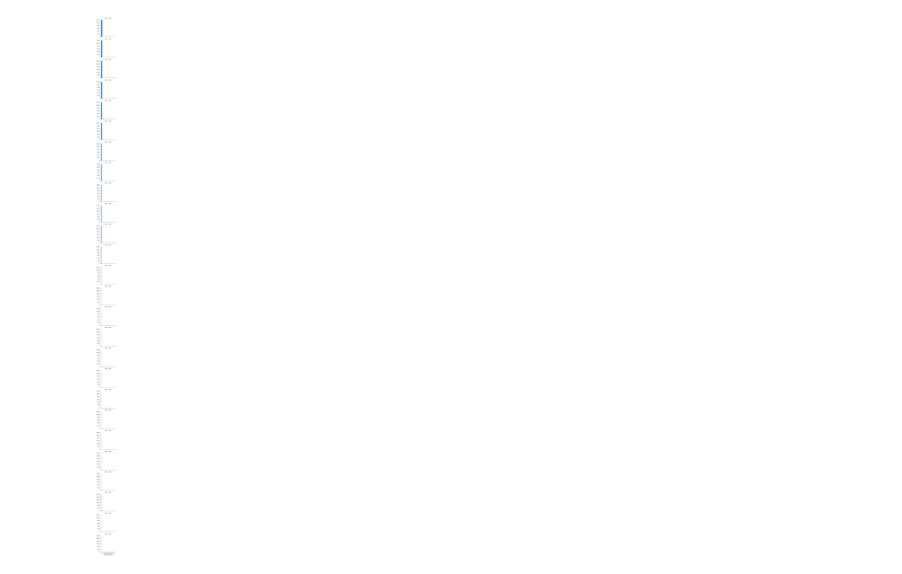
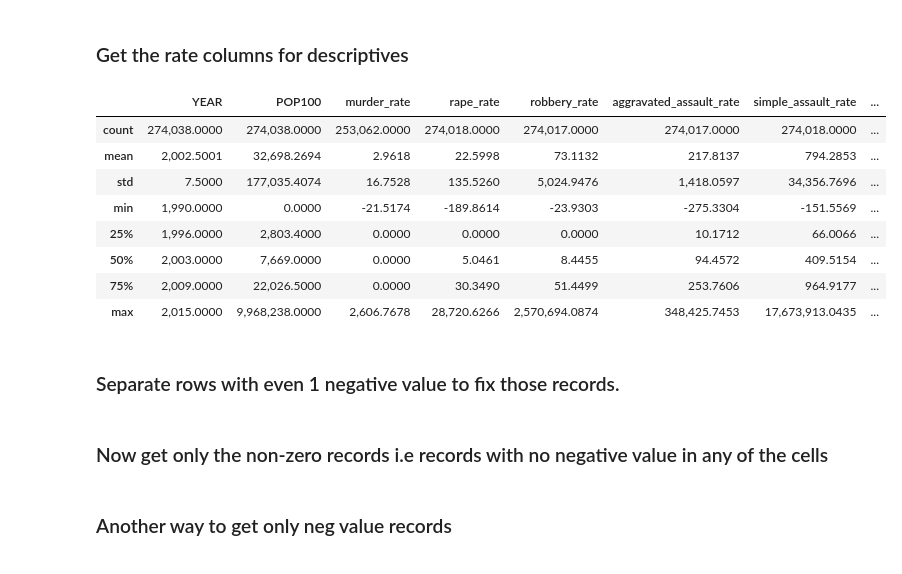
Before and after one commit to salma-shaik/us-crime-analytics, a Jupyter notebook: analysis/initial_core_file_analyzer.ipynb, the cells around one changed output. Cells and saved outputs as stored; diff of their text form; code cells hidden in the pictures.

Commit message:
separating negative and positive records

```diff
--- a/analysis/initial_core_file_analyzer.ipynb
+++ b/analysis/initial_core_file_analyzer.ipynb
@@ -75,17 +44,0 @@ __Boxplots of core variables__
-# %%
-# # sns.boxplot(initial_core_counts['total_main_crime'])
-# # plt.show()
-
-# # sns.FacetGrid(initial_core_counts, row='YEAR')
-
-# sns.boxplot(x = initial_core_counts["total_main_crime"], y = initial_core_counts["YEAR"])
-
-g = sns.FacetGrid(initial_core_counts, row = "YEAR")
-g = g.map(plt.hist, "total_main_crime")
-plt.show()
-
-
-#initial_core_counts['total_main_crime'].hist(by=initial_core_counts['YEAR'])
-#plt.show()
-# %% [output]
-[figure, removed]
@@ -95,0 +45,27 @@ plt.show()
+# %% [markdown]
+### Get the rate columns for descriptives
+# %%
+initial_core_rates = initial_core_df.loc[:, ['ORI', 'AGENCY','YEAR', 'POP100', 'murder_rate', 'rape_rate', 'robbery_rate',
+                                             'aggravated_assault_rate', 'simple_assault_rate', 'burglary_rate',
+                                             'larceny_rate', 'auto_theft_rate', 'total_crime_rate', 'violent_crime_rate',
+                                             'property_crime_rate', 'violent_arrests_rates','property_arrests_rates',
+                                             'total_main_arrests_rates', 'drug_arrests_black_rate',
+                                             'drug_arrests_white_rate', 'disorder_arrests_tot_index_rate',
+                                             'disorder_arrests_black_index_rate', 'disorder_arrests_white_index_rate',
+                                             'total_officers_rate','prison_occupancy_count', 'jail_occupancy_count',
+                                             'pci_total_pop', 'pci_white', 'pci_black','emp_total','emp_total_white',
+                                             'emp_total_black']]
+# 'drug_total_arrests_rate',
+initial_core_rates.describe()
+# %% [output]
+|  | YEAR | POP100 | murder_rate | rape_rate | robbery_rate | aggravated_assault_rate | simple_assault_rate | ... |
+| count | 274,038.0000 | 274,038.0000 | 253,062.0000 | 274,018.0000 | 274,017.0000 | 274,017.0000 | 274,018.0000 | ... |
+| mean | 2,002.5001 | 32,698.2694 | 2.9618 | 22.5998 | 73.1132 | 217.8137 | 794.2853 | ... |
+| std | 7.5000 | 177,035.4074 | 16.7528 | 135.5260 | 5,024.9476 | 1,418.0597 | 34,356.7696 | ... |
+| min | 1,990.0000 | 0.0000 | -21.5174 | -189.8614 | -23.9303 | -275.3304 | -151.5569 | ... |
+| 25% | 1,996.0000 | 2,803.4000 | 0.0000 | 0.0000 | 0.0000 | 10.1712 | 66.0066 | ... |
+| 50% | 2,003.0000 | 7,669.0000 | 0.0000 | 5.0461 | 8.4455 | 94.4572 | 409.5154 | ... |
+| 75% | 2,009.0000 | 22,026.5000 | 0.0000 | 30.3490 | 51.4499 | 253.7606 | 964.9177 | ... |
+| max | 2,015.0000 | 9,968,238.0000 | 2,606.7678 | 28,720.6266 | 2,570,694.0874 | 348,425.7453 | 17,673,913.0435 | ... |
+# %% [markdown]
+### Separate rows with even 1 negative value to fix those records.
@@ -95,0 +80,2 @@ plt.show()
+# %% [markdown]
+### Now get only the non-zero records i.e records with no negative value in any of the cells
@@ -95,0 +86,2 @@ plt.show()
+# %% [markdown]
+### Another way to get only neg value records
```
Also changed, not shown: parts of 13 cells of this notebook.
